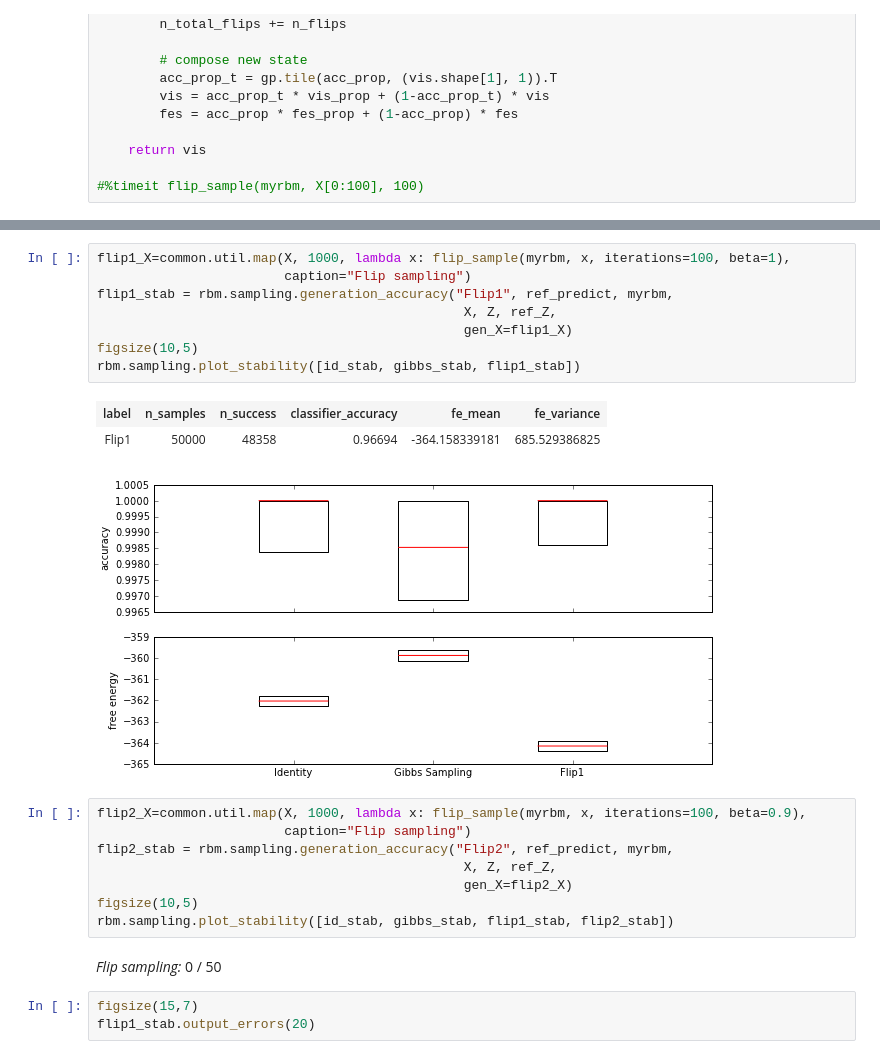
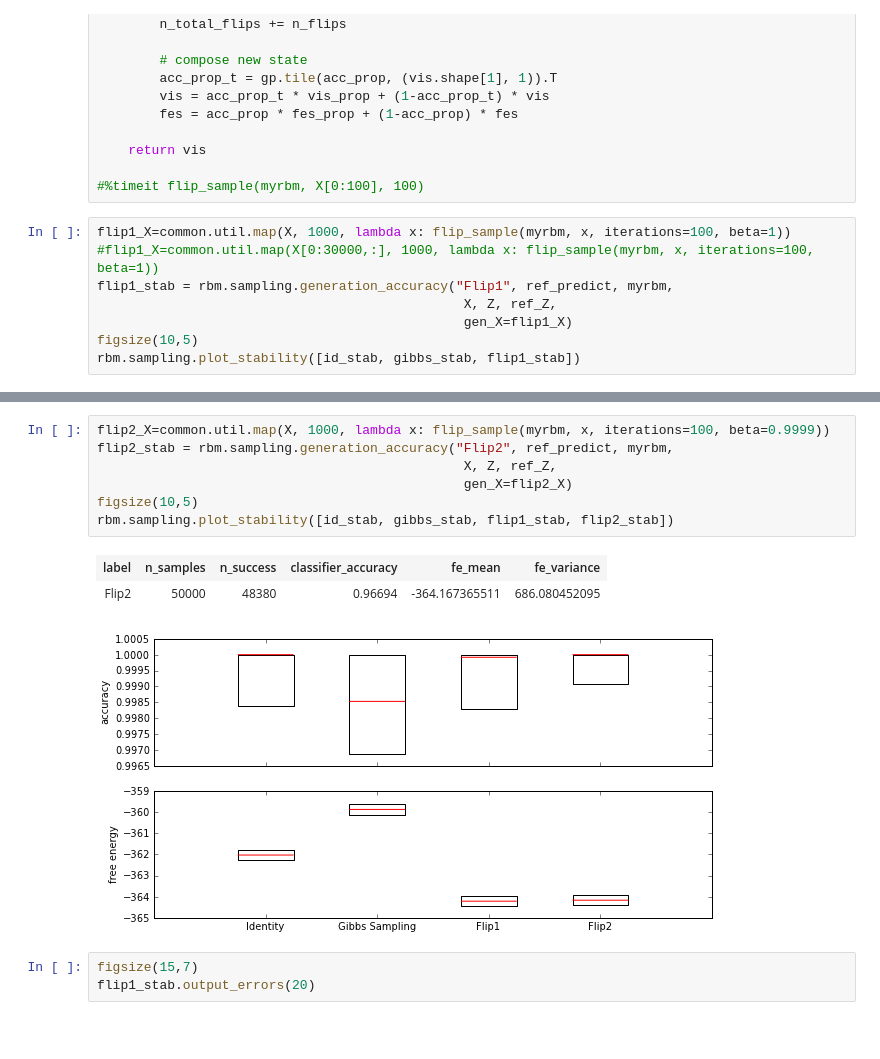
Before and after one commit to surban/ml, a Jupyter notebook: notebooks/rbm-stability.ipynb, the cells around one changed output, grey strips where cells are left out. Drawn from its saved outputs; the diff is of its cells as text; blank space fills up the shorter version.

Commit message:
tolerative flip sampling

```diff
--- a/notebooks/rbm-stability.ipynb
+++ b/notebooks/rbm-stability.ipynb
@@ -163,3 +163,11 @@ def flip_sample(rbm, vis_start, iterations, beta=1):
     return vis
 
 #%timeit flip_sample(myrbm, X[0:100], 100)
+# %%
+flip1_X=common.util.map(X, 1000, lambda x: flip_sample(myrbm, x, iterations=100, beta=1))
+#flip1_X=common.util.map(X[0:30000,:], 1000, lambda x: flip_sample(myrbm, x, iterations=100, beta=1))
+flip1_stab = rbm.sampling.generation_accuracy("Flip1", ref_predict, myrbm,
+                                               X, Z, ref_Z,
+                                               gen_X=flip1_X)
+figsize(10,5)
+rbm.sampling.plot_stability([id_stab, gibbs_stab, flip1_stab])
@@ -166,25 +178,14 @@ def flip_sample(rbm, vis_start, iterations, beta=1):
 # %%
-flip1_X=common.util.map(X, 1000, lambda x: flip_sample(myrbm, x, iterations=100, beta=1),
-                        caption="Flip sampling")
-flip1_stab = rbm.sampling.generation_accuracy("Flip1", ref_predict, myrbm,
+flip2_X=common.util.map(X, 1000, lambda x: flip_sample(myrbm, x, iterations=100, beta=0.9999))
+flip2_stab = rbm.sampling.generation_accuracy("Flip2", ref_predict, myrbm,
                                                X, Z, ref_Z,
-                                               gen_X=flip1_X)
+                                               gen_X=flip2_X)
 figsize(10,5)
-rbm.sampling.plot_stability([id_stab, gibbs_stab, flip1_stab])
+rbm.sampling.plot_stability([id_stab, gibbs_stab, flip1_stab, flip2_stab])
 # %% [output]
 | label | n_samples | n_success | classifier_accuracy | fe_mean | fe_variance |
-| Flip1 | 50000 | 48358 | 0.96694 | -364.158339181 | 685.529386825 |
+| Flip2 | 50000 | 48380 | 0.96694 | -364.167365511 | 686.080452095 |
-[figure, old version]
+[figure, new version]
-# %%
-flip2_X=common.util.map(X, 1000, lambda x: flip_sample(myrbm, x, iterations=100, beta=0.9),
-                        caption="Flip sampling")
-flip2_stab = rbm.sampling.generation_accuracy("Flip2", ref_predict, myrbm,
-                                               X, Z, ref_Z,
-                                               gen_X=flip2_X)
-figsize(10,5)
-rbm.sampling.plot_stability([id_stab, gibbs_stab, flip1_stab, flip2_stab])
-# %% [output]
-Flip sampling: 0 / 50
 # %%
 figsize(15,7)
 flip1_stab.output_errors(20)
```
Also changed, not shown: parts of 5 cells of this notebook, 1 other file.
